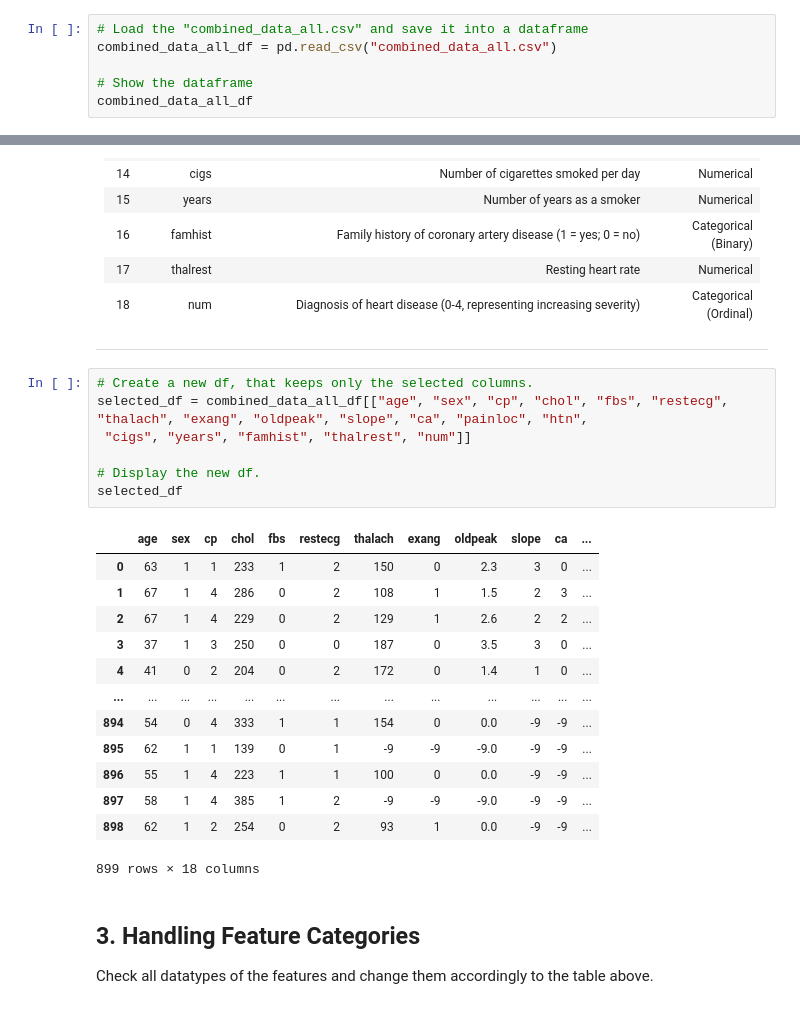
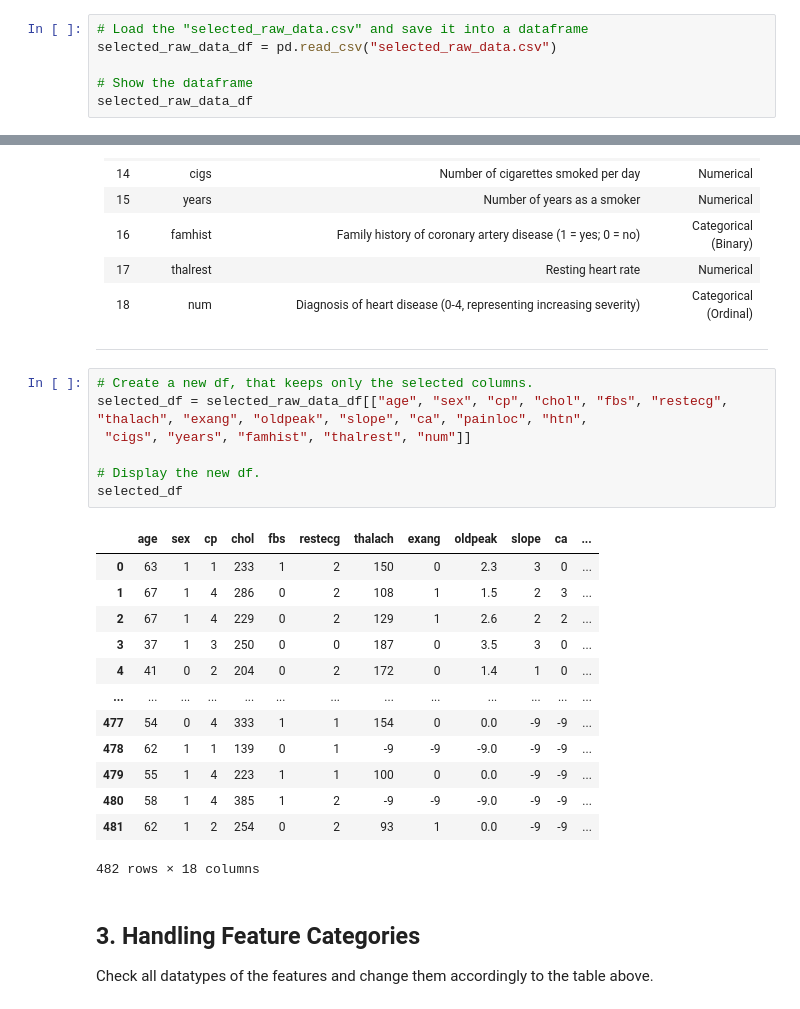
Before and after one commit to KentFre/CDS_CardioVision, a Jupyter notebook: data/data_cleanup.ipynb, the cells around one changed output, grey strips where cells are left out. Saved outputs shown, nothing was run; the diff lists cells and outputs as text.

```diff
--- a/data/data_cleanup.ipynb
+++ b/data/data_cleanup.ipynb
@@ -47,11 +56,11 @@ import numpy as np
 # %% [markdown]
 ## 1. Importing the raw data csv
 # %%
-# Load the "combined_data_all.csv" and save it into a dataframe
-combined_data_all_df = pd.read_csv("combined_data_all.csv")
+# Load the "selected_raw_data.csv" and save it into a dataframe
+selected_raw_data_df = pd.read_csv("selected_raw_data.csv")
 
 # Show the dataframe
-combined_data_all_df
+selected_raw_data_df
 # %% [output]
 |  | Dataset | id | ccf | age | sex | painloc | painexer | relrest | pncaden | cp | ... | ... |
 | 0 | Cleveland | 1 | 0 | 63 | 1 | -9 | -9 | -9 | -9 | 1 | ... | ... |
@@ -99,25 +108,25 @@ All 14 commonly used features were also identified by our domain expert as they
 ---
 # %%
 # Create a new df, that keeps only the selected columns.
-selected_df = combined_data_all_df[["age", "sex", "cp", "chol", "fbs", "restecg", "thalach", "exang", "oldpeak", "slope", "ca", "painloc", "htn",
+selected_df = selected_raw_data_df[["age", "sex", "cp", "chol", "fbs", "restecg", "thalach", "exang", "oldpeak", "slope", "ca", "painloc", "htn",
  "cigs", "years", "famhist", "thalrest", "num"]]
 
 # Display the new df.
 selected_df
 # %% [output]
 |  | age | sex | cp | chol | fbs | restecg | thalach | exang | oldpeak | slope | ca | ... |
 | 0 | 63 | 1 | 1 | 233 | 1 | 2 | 150 | 0 | 2.3 | 3 | 0 | ... |
 | 1 | 67 | 1 | 4 | 286 | 0 | 2 | 108 | 1 | 1.5 | 2 | 3 | ... |
 | 2 | 67 | 1 | 4 | 229 | 0 | 2 | 129 | 1 | 2.6 | 2 | 2 | ... |
 | 3 | 37 | 1 | 3 | 250 | 0 | 0 | 187 | 0 | 3.5 | 3 | 0 | ... |
 | 4 | 41 | 0 | 2 | 204 | 0 | 2 | 172 | 0 | 1.4 | 1 | 0 | ... |
 | ... | ... | ... | ... | ... | ... | ... | ... | ... | ... | ... | ... | ... |
-| 894 | 54 | 0 | 4 | 333 | 1 | 1 | 154 | 0 | 0.0 | -9 | -9 | ... |
-| 895 | 62 | 1 | 1 | 139 | 0 | 1 | -9 | -9 | -9.0 | -9 | -9 | ... |
-| 896 | 55 | 1 | 4 | 223 | 1 | 1 | 100 | 0 | 0.0 | -9 | -9 | ... |
-| 897 | 58 | 1 | 4 | 385 | 1 | 2 | -9 | -9 | -9.0 | -9 | -9 | ... |
-| 898 | 62 | 1 | 2 | 254 | 0 | 2 | 93 | 1 | 0.0 | -9 | -9 | ... |
+| 477 | 54 | 0 | 4 | 333 | 1 | 1 | 154 | 0 | 0.0 | -9 | -9 | ... |
+| 478 | 62 | 1 | 1 | 139 | 0 | 1 | -9 | -9 | -9.0 | -9 | -9 | ... |
+| 479 | 55 | 1 | 4 | 223 | 1 | 1 | 100 | 0 | 0.0 | -9 | -9 | ... |
+| 480 | 58 | 1 | 4 | 385 | 1 | 2 | -9 | -9 | -9.0 | -9 | -9 | ... |
+| 481 | 62 | 1 | 2 | 254 | 0 | 2 | 93 | 1 | 0.0 | -9 | -9 | ... |
-899 rows × 18 columns
+482 rows × 18 columns
 # %% [markdown]
 ## 3. Handling Feature Categories
 
```
Also changed, not shown: parts of 31 cells of this notebook, 6 other files.
